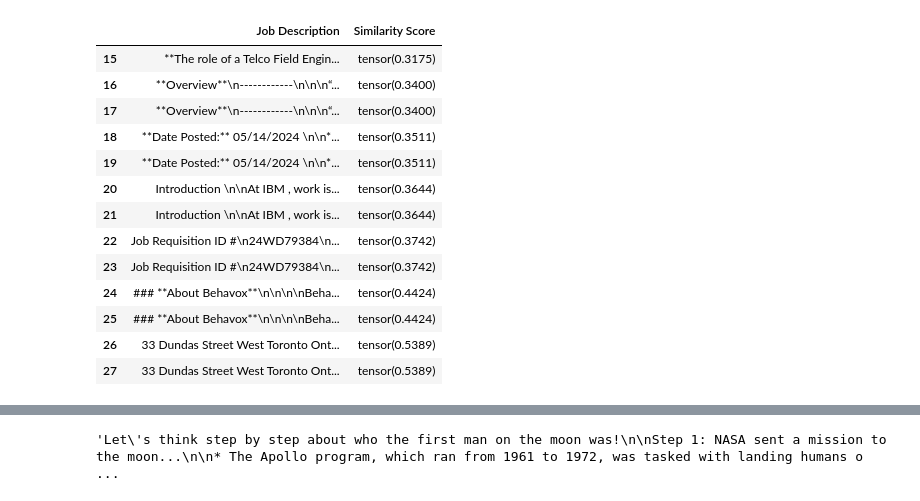
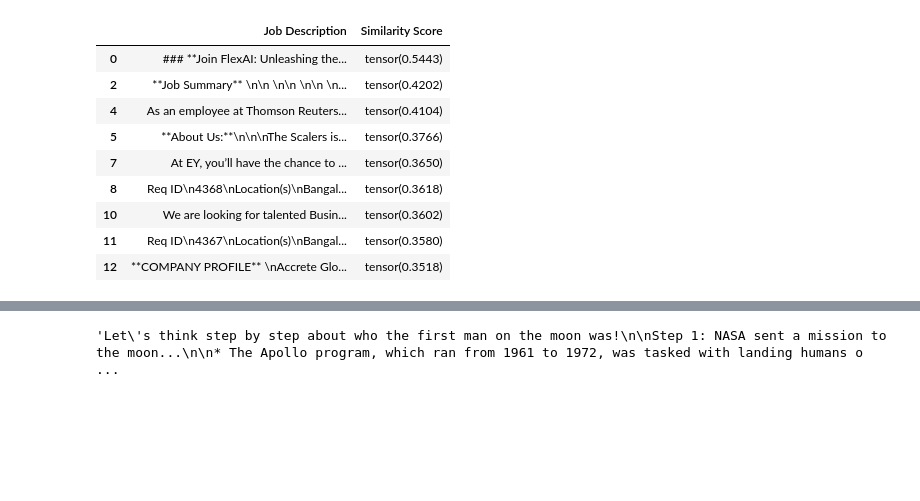
Before and after one commit to Rajathbharadwaj/AI-resume-builder, a Jupyter notebook: Untitled3.ipynb, the cells around one changed output, grey strips where cells are left out. Saved outputs shown, nothing was run; the diff lists cells and outputs as text; code cells hidden in the pictures; blank space fills up the shorter version.

```diff
--- a/Untitled3.ipynb
+++ b/Untitled3.ipynb
@@ -111,7 +1,7 @@ ModuleNotFoundError: No module named 'ace_tools'
 # %%
 import pandas as pd
 # %%
-job_csv = pd.read_csv('jobs.csv')
+job_csv = pd.read_csv('Latest.csv')
 # %%
 job_csv.columns
 # %% [output]
@@ -308,7 +199,7 @@ print(f"Similarity Score: {similarity_scores}")
 # Rank and filter the top k most suitable jobs
 
 k = 13  # Number of top jobs to select
-top_k_indices = np.argsort(similarity_scores)
+top_k_indices = np.argsort(np.array(similarity_scores))[::-1][:k]
 top_k_jobs = [job_descriptions[i] for i in top_k_indices]
 top_k_scores = [similarity_scores[i] for i in top_k_indices]
 
@@ -338,17 +270,13 @@ tensor([25,  5, 16, 18,  2, 10, 19, 20, 26, 24, 27,  8, 17, 22, 23, 21, 12,  3,
 # %%
-top_k_df.tail(k)
+top_k_df.drop_duplicates(subset=['Job Description'])
 # %% [output]
 |  | Job Description | Similarity Score |
-| 15 | **The role of a Telco Field Engin... | tensor(0.3175) |
-| 16 | **Overview**\n------------\n\n\n“... | tensor(0.3400) |
-| 17 | **Overview**\n------------\n\n\n“... | tensor(0.3400) |
-| 18 | **Date Posted:** 05/14/2024 \n\n*... | tensor(0.3511) |
-| 19 | **Date Posted:** 05/14/2024 \n\n*... | tensor(0.3511) |
-| 20 | Introduction \n\nAt IBM , work is... | tensor(0.3644) |
-| 21 | Introduction \n\nAt IBM , work is... | tensor(0.3644) |
-| 22 | Job Requisition ID #\n24WD79384\n... | tensor(0.3742) |
-| 23 | Job Requisition ID #\n24WD79384\n... | tensor(0.3742) |
-| 24 | ### **About Behavox**\n\n\n\nBeha... | tensor(0.4424) |
-| 25 | ### **About Behavox**\n\n\n\nBeha... | tensor(0.4424) |
-| 26 | 33 Dundas Street West Toronto Ont... | tensor(0.5389) |
-| 27 | 33 Dundas Street West Toronto Ont... | tensor(0.5389) |
+| 0 | ### **Join FlexAI: Unleashing the... | tensor(0.5443) |
+| 2 | **Job Summary** \n\n \n\n \n\n \n... | tensor(0.4202) |
+| 4 | As an employee at Thomson Reuters... | tensor(0.4104) |
+| 5 | **About Us:**\n\n\nThe Scalers is... | tensor(0.3766) |
+| 7 | At EY, you’ll have the chance to ... | tensor(0.3650) |
+| 8 | Req ID\n4368\nLocation(s)\nBangal... | tensor(0.3618) |
+| 10 | We are looking for talented Busin... | tensor(0.3602) |
+| 11 | Req ID\n4367\nLocation(s)\nBangal... | tensor(0.3580) |
+| 12 | **COMPANY PROFILE** \nAccrete Glo... | tensor(0.3518) |
```
Also changed, not shown: parts of 15 cells of this notebook, 5 other files.
